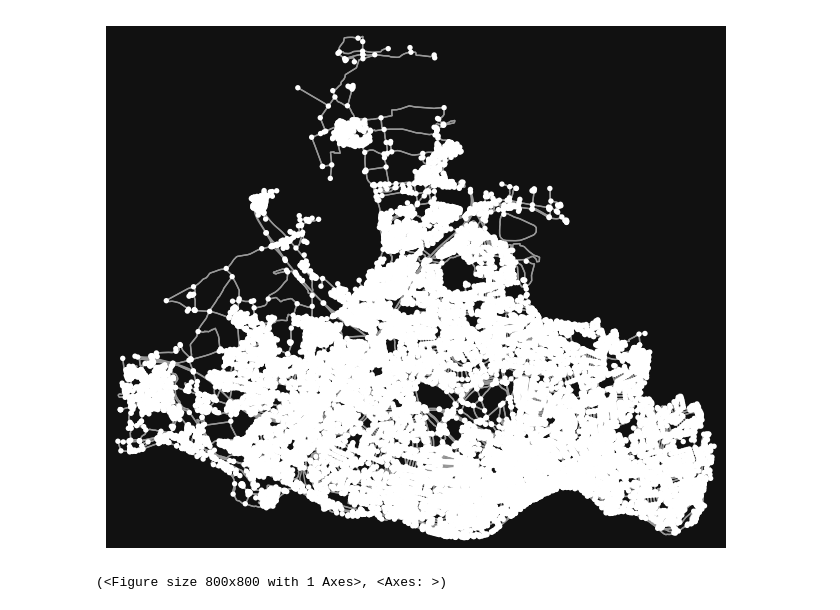
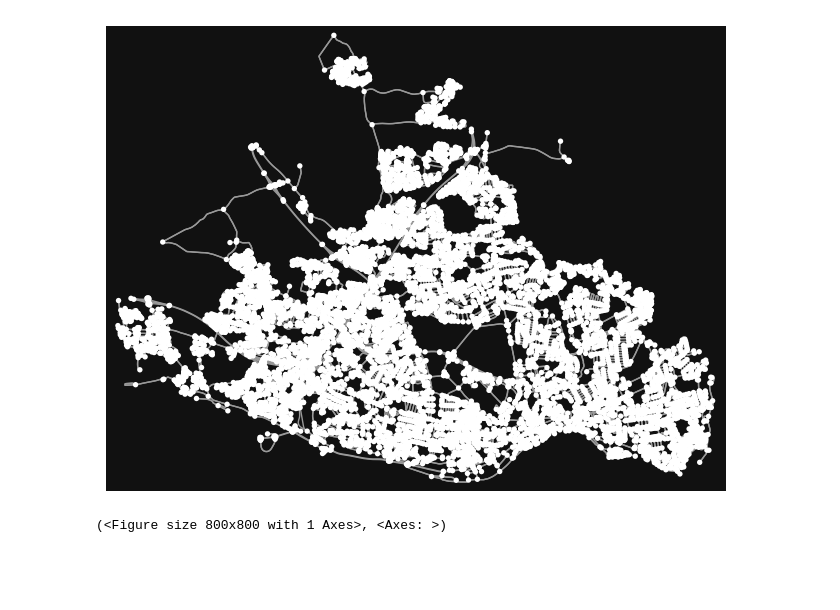
Before and after one commit to Froguin99/useful-bits, a Jupyter notebook: newcastle_graph_downloader.ipynb, the cells around one changed output. Saved outputs shown, nothing was run; the diff lists cells and outputs as text; code cells hidden in the pictures; blank space fills up the shorter version.

```diff
--- a/newcastle_graph_downloader.ipynb
+++ b/newcastle_graph_downloader.ipynb
@@ -8,9 +8,9 @@ import os
 # %%
 place = "Newcastle Upon Tyne, United Kingdom"
 # %%
-g = ox.graph_from_place(place, network_type='all')
+g = ox.graph_from_place(place, network_type='drive')
 ox.plot_graph(ox.project_graph(g))
 # %% [output]
-[figure, old version]
+[figure, new version]
 (<Figure size 800x800 with 1 Axes>, <Axes: >)
 # %%
```
Also changed, not shown: parts of 1 cell of this notebook.
